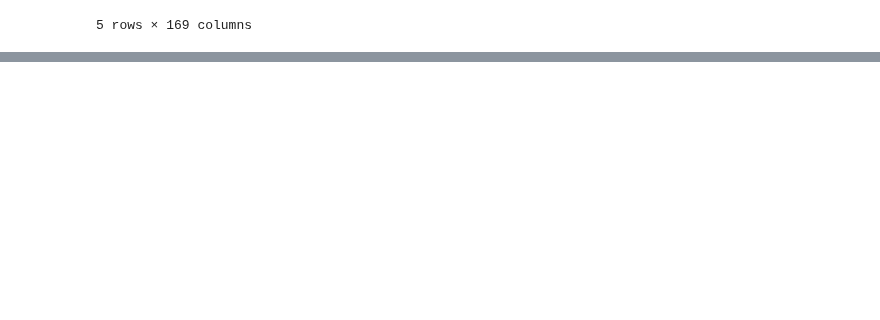
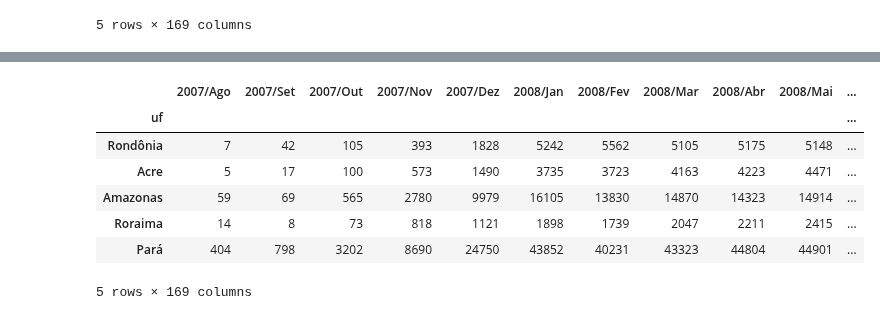
Before and after one commit to arturcgs/bootcamp-data-science-aplicada3, a Jupyter notebook: Aulas/Módulo_2.ipynb, the cells around one changed output, grey strips where cells are left out. Saved outputs shown, nothing was run; the diff lists cells and outputs as text; code cells hidden in the pictures; blank space fills up the shorter version.

```diff
--- a/Aulas/Módulo_2.ipynb
+++ b/Aulas/Módulo_2.ipynb
@@ -66,0 +74,20 @@ populacao_por_estado.head()
+# %%
+#tirando os número do índice do dados_usavel
+
+indice = []
+for i in range(27):
+  indice.append(dados_usavel.index[i][3:])
+
+dados_usavel['uf'] = indice
+dados_usavel = dados_usavel.set_index('uf')
+
+dados_usavel.head()
+# %% [output]
+|  | 2007/Ago | 2007/Set | 2007/Out | 2007/Nov | 2007/Dez | 2008/Jan | 2008/Fev | 2008/Mar | 2008/Abr | 2008/Mai | ... |
+| uf |  |  |  |  |  |  |  |  |  |  | ... |
+| Rondônia | 7 | 42 | 105 | 393 | 1828 | 5242 | 5562 | 5105 | 5175 | 5148 | ... |
+| Acre | 5 | 17 | 100 | 573 | 1490 | 3735 | 3723 | 4163 | 4223 | 4471 | ... |
+| Amazonas | 59 | 69 | 565 | 2780 | 9979 | 16105 | 13830 | 14870 | 14323 | 14914 | ... |
+| Roraima | 14 | 8 | 73 | 818 | 1121 | 1898 | 1739 | 2047 | 2211 | 2415 | ... |
+| Pará | 404 | 798 | 3202 | 8690 | 24750 | 43852 | 40231 | 43323 | 44804 | 44901 | ... |
+5 rows × 169 columns
```
Also changed, not shown: parts of 3 cells of this notebook.
